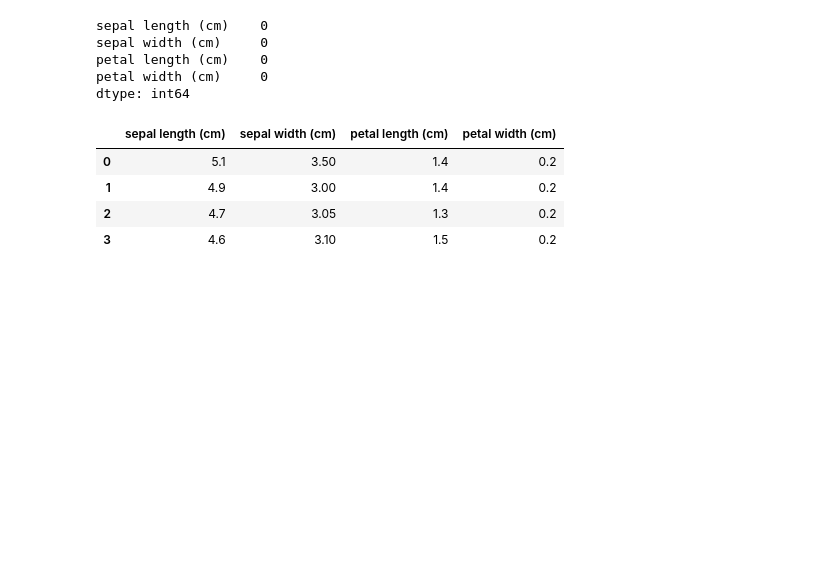
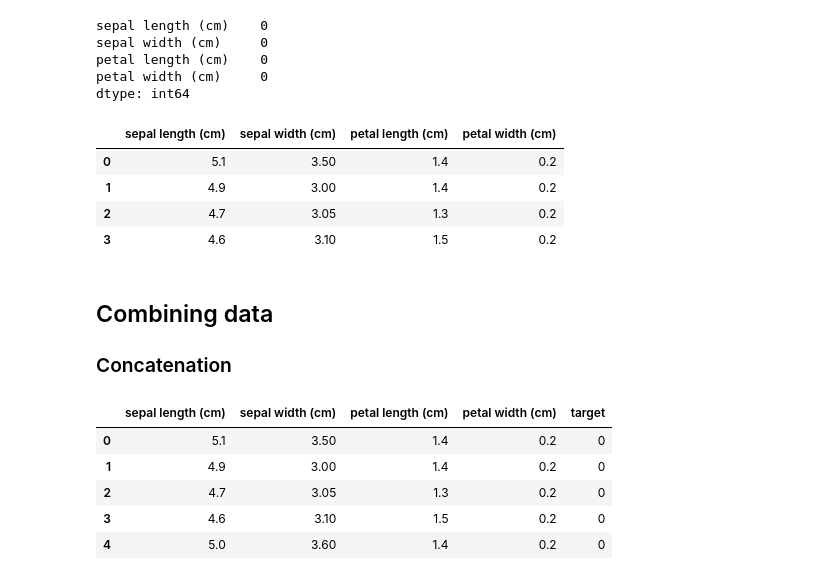
Before and after one commit to MAyub114/pandas_techniques, a Jupyter notebook: Pandas.ipynb, the cells around one changed output. Drawn from its saved outputs; the diff is of its cells as text; code cells hidden in the pictures; blank space fills up the shorter version.

```diff
--- a/Pandas.ipynb
+++ b/Pandas.ipynb
@@ -178,3 +178,18 @@ X.iloc[:4]
 | 1 | 4.9 | 3.00 | 1.4 | 0.2 |
 | 2 | 4.7 | 3.05 | 1.3 | 0.2 |
 | 3 | 4.6 | 3.10 | 1.5 | 0.2 |
+# %% [markdown]
+## Combining data
+
+### Concatenation
+# %%
+# Concatenate X and y DataFrames
+iris_df = pd.concat([X, y], axis=1)
+iris_df.head()
+# %% [output]
+|  | sepal length (cm) | sepal width (cm) | petal length (cm) | petal width (cm) | target |
+| 0 | 5.1 | 3.50 | 1.4 | 0.2 | 0 |
+| 1 | 4.9 | 3.00 | 1.4 | 0.2 | 0 |
+| 2 | 4.7 | 3.05 | 1.3 | 0.2 | 0 |
+| 3 | 4.6 | 3.10 | 1.5 | 0.2 | 0 |
+| 4 | 5.0 | 3.60 | 1.4 | 0.2 | 0 |
```
Also changed, not shown: parts of 5 cells of this notebook.
